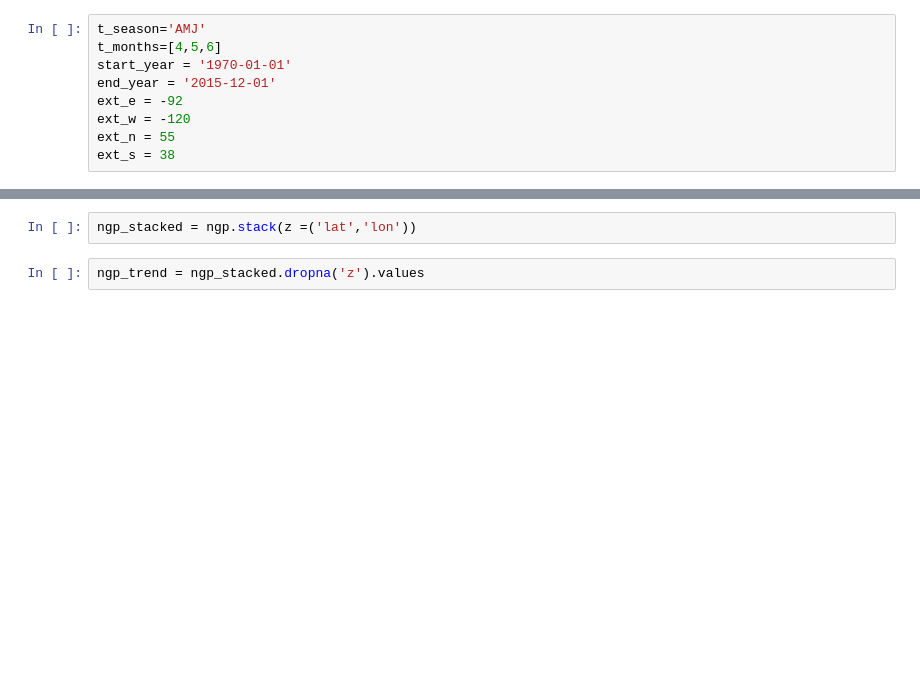
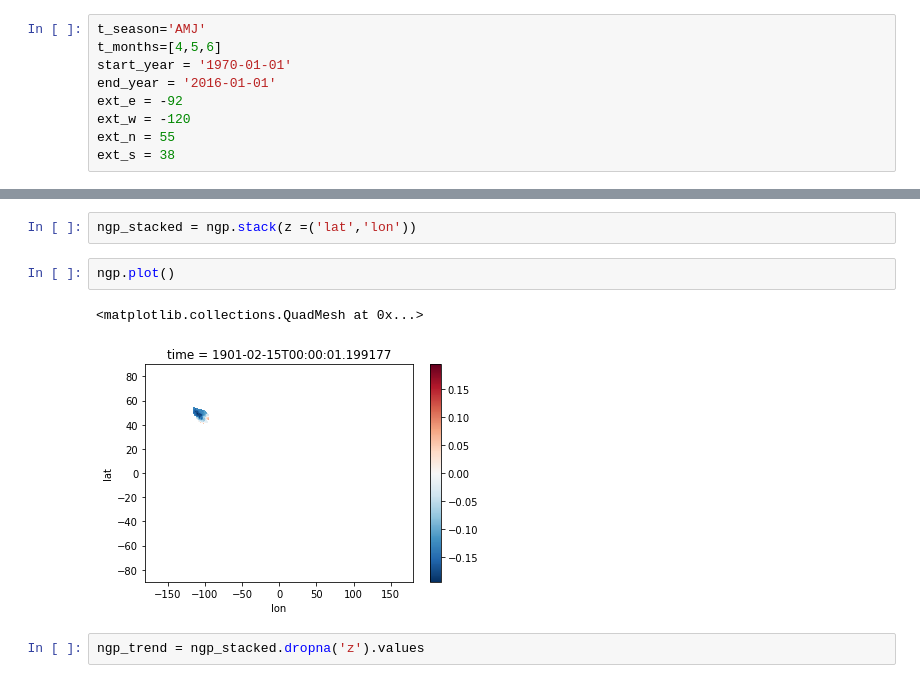
Before and after one commit to gbromley/NGP_Climate, a Jupyter notebook: CRU_NGP_global_pdf.ipynb, the cells around one changed output, grey strips where cells are left out. Saved outputs shown, nothing was run; the diff lists cells and outputs as text; blank space fills up the shorter version.

```diff
--- a/CRU_NGP_global_pdf.ipynb
+++ b/CRU_NGP_global_pdf.ipynb
@@ -24,7 +24,7 @@ ngp_mask = ngp_mask.rename({'__xarray_dataarray_variable__':'ngp'})
 t_season='AMJ'
 t_months=[4,5,6]
 start_year = '1970-01-01'
-end_year = '2015-12-01'
+end_year = '2016-01-01'
 ext_e = -92
 ext_w = -120
 ext_n = 55
@@ -89,5 +89,10 @@ Coordinates:
 ngp = spatial_trend.where(mask==1)
 # %%
 ngp_stacked = ngp.stack(z =('lat','lon'))
+# %%
+ngp.plot()
+# %% [output]
+<matplotlib.collections.QuadMesh at 0x...>
+[figure, added]
 # %%
 ngp_trend = ngp_stacked.dropna('z').values
```
Also changed, not shown: parts of 4 cells of this notebook, 13 other files.
